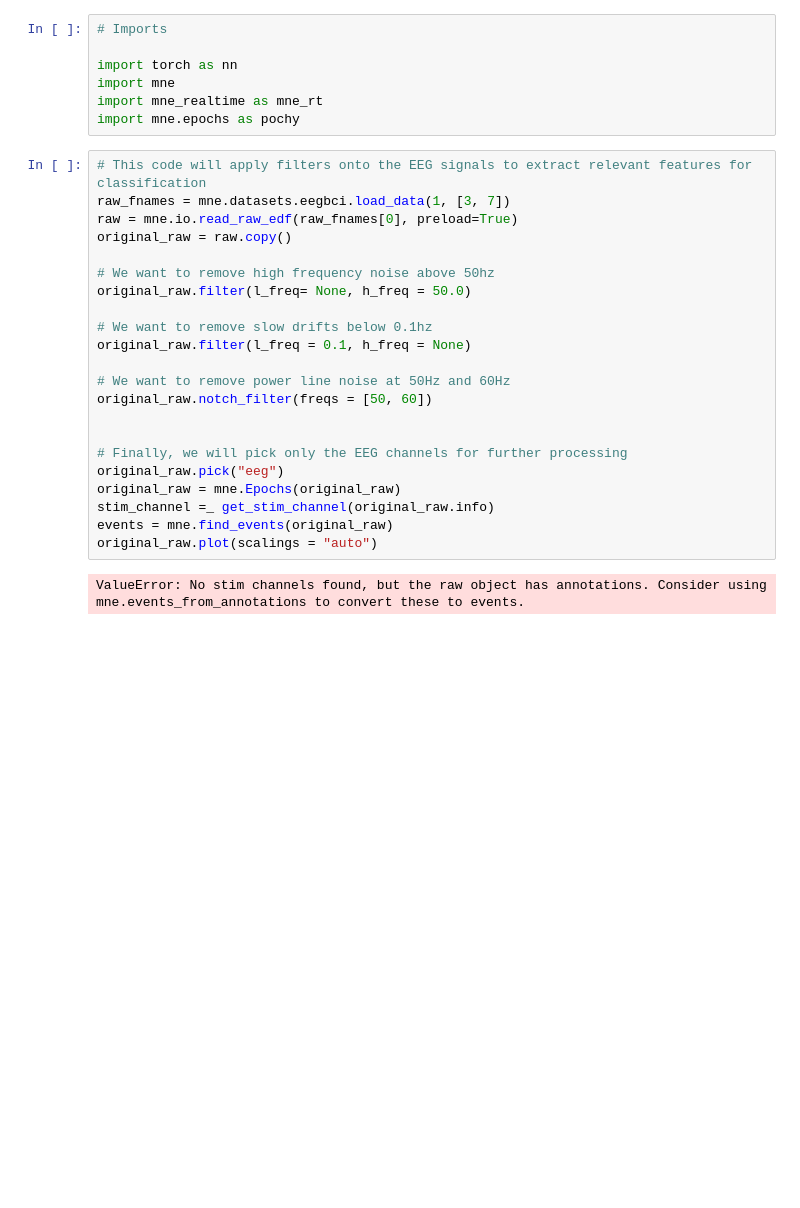
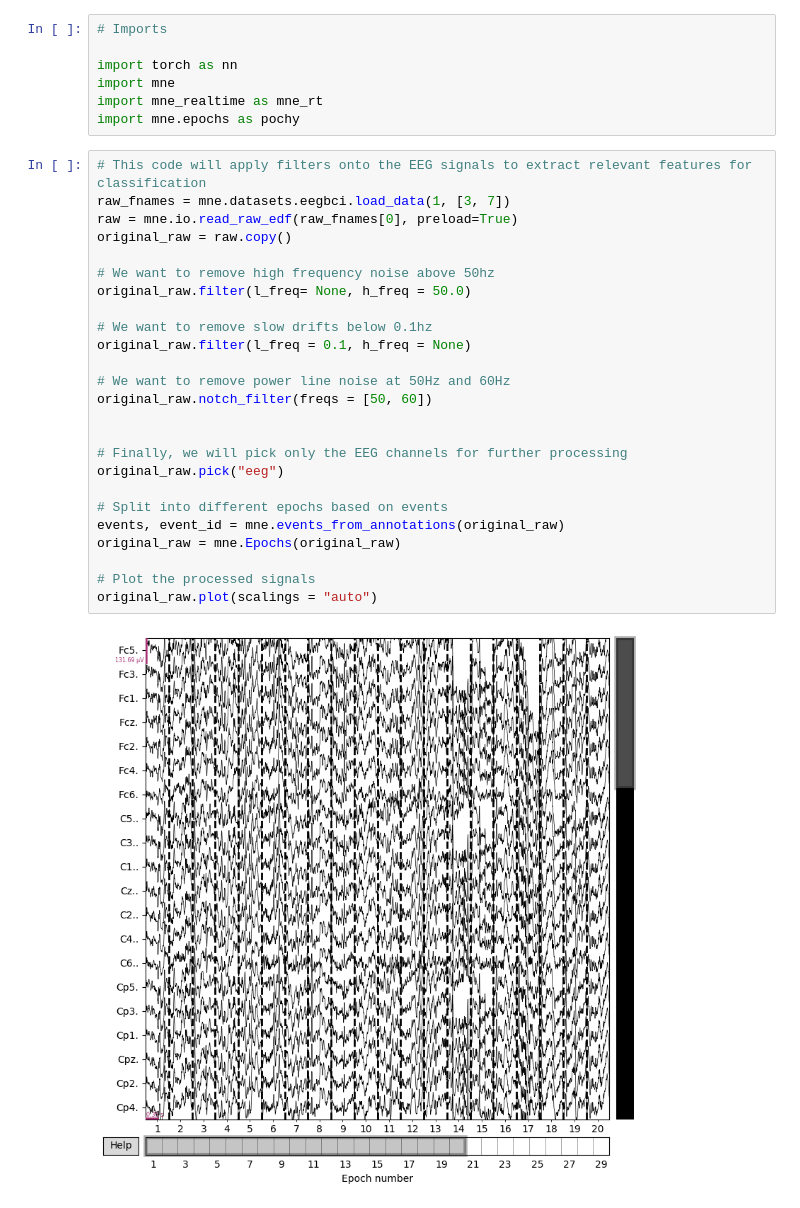
Before and after one commit to Alberta-Bionix-natHacks-2025/natHacks2025, a Jupyter notebook: pytorch.ipynb, the cells around one changed output. Cells and saved outputs as stored; diff of their text form; blank space fills up the shorter version.

```diff
--- a/pytorch.ipynb
+++ b/pytorch.ipynb
@@ -8,24 +8,27 @@ import mne.epochs as pochy
 # %%
 # This code will apply filters onto the EEG signals to extract relevant features for classification
 raw_fnames = mne.datasets.eegbci.load_data(1, [3, 7])
 raw = mne.io.read_raw_edf(raw_fnames[0], preload=True)
 original_raw = raw.copy()
 
 # We want to remove high frequency noise above 50hz
 original_raw.filter(l_freq= None, h_freq = 50.0)
 
 # We want to remove slow drifts below 0.1hz
 original_raw.filter(l_freq = 0.1, h_freq = None)
 
 # We want to remove power line noise at 50Hz and 60Hz
 original_raw.notch_filter(freqs = [50, 60])
 
 
 # Finally, we will pick only the EEG channels for further processing
 original_raw.pick("eeg")
+
+# Split into different epochs based on events
+events, event_id = mne.events_from_annotations(original_raw)
 original_raw = mne.Epochs(original_raw)
-stim_channel =_ get_stim_channel(original_raw.info)
-events = mne.find_events(original_raw)
+
+# Plot the processed signals
 original_raw.plot(scalings = "auto")
 # %% [output]
-ValueError: No stim channels found, but the raw object has annotations. Consider using mne.events_from_annotations to convert these to events.
+[figure, added]
```
Also changed, not shown: parts of 2 cells of this notebook.
